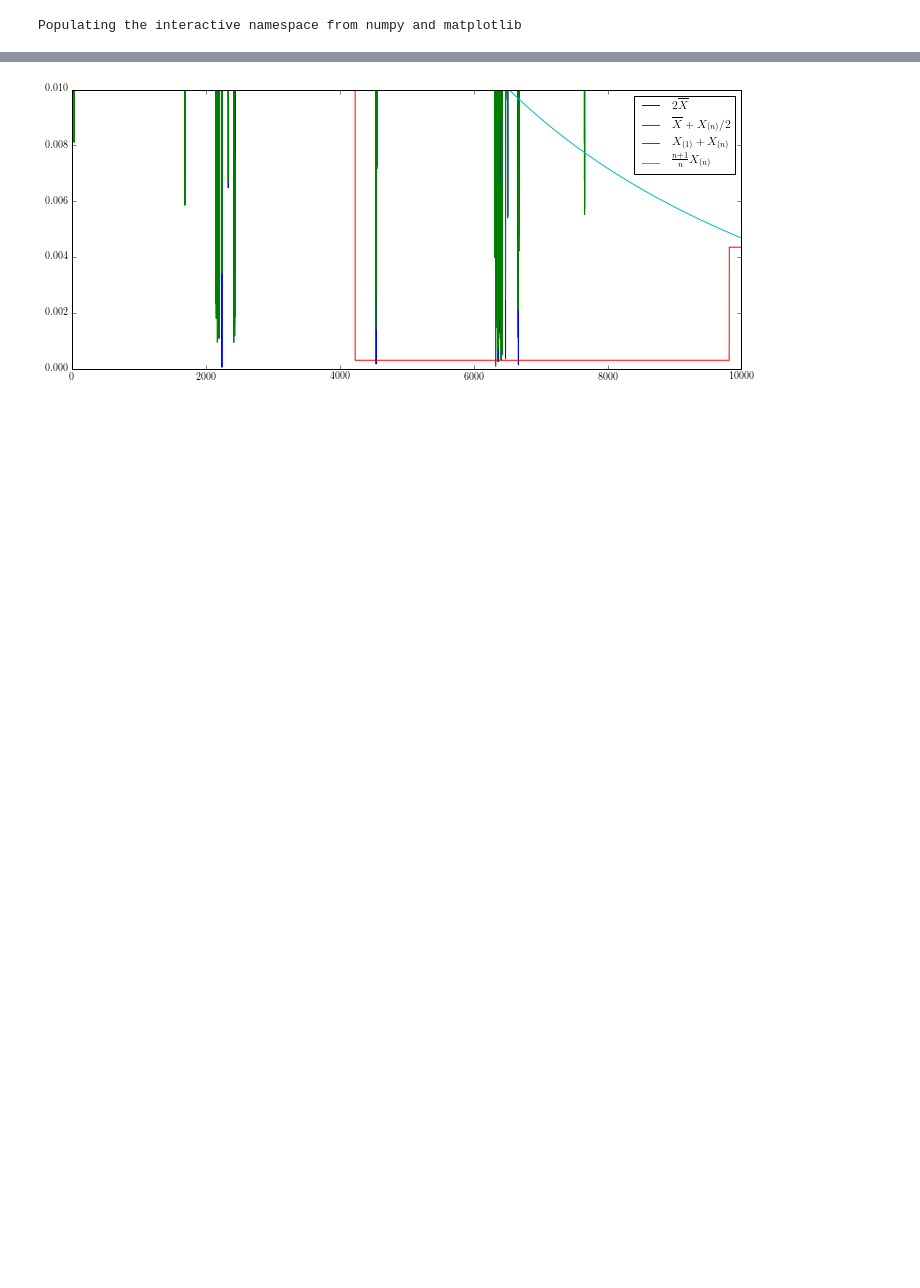
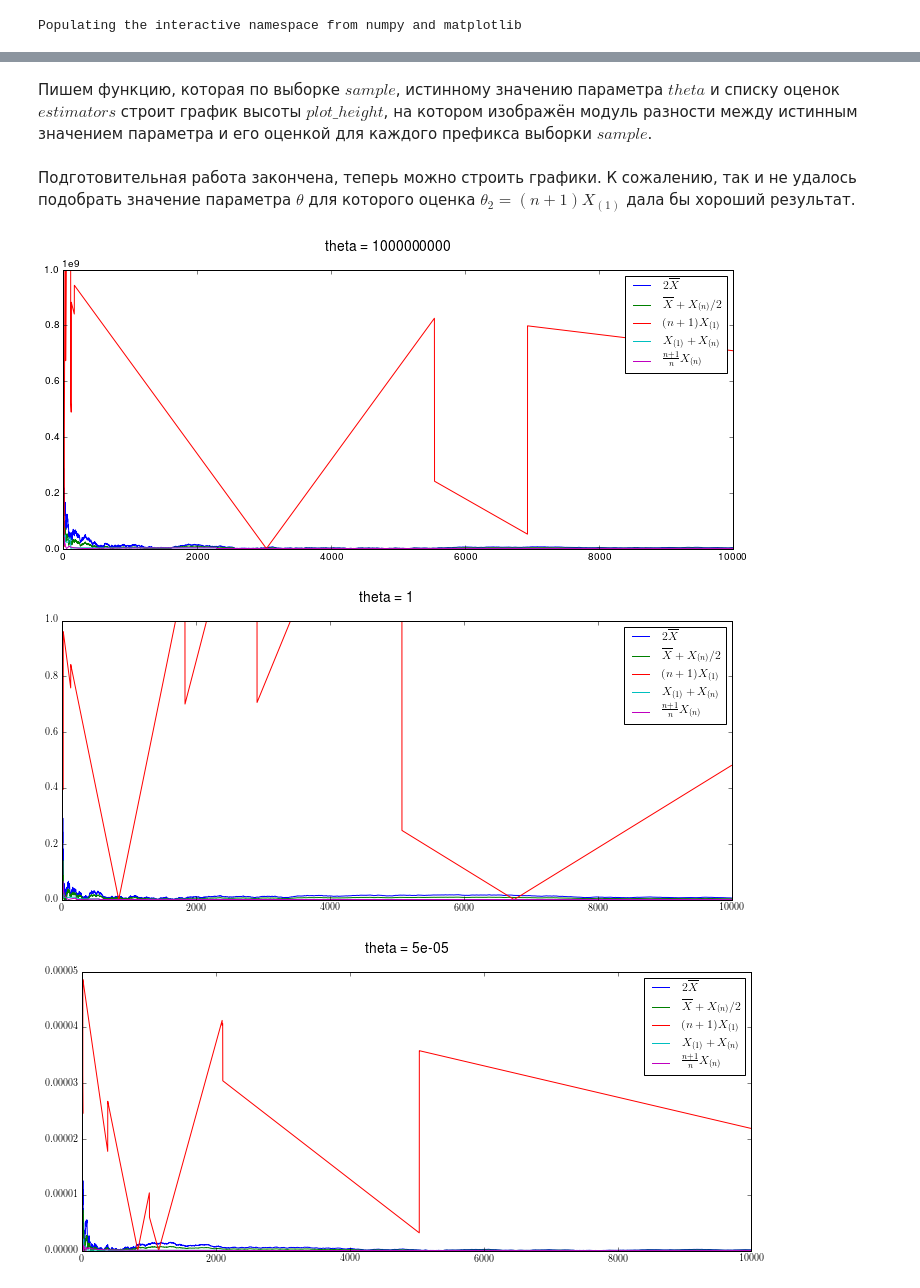
Before and after one commit to Oktosha/stats-2016, a Jupyter notebook: 2_behavioural-properties/1/2.1.ipynb, the cells around one changed output, grey strips where cells are left out. Cells and saved outputs as stored; diff of their text form; code cells hidden in the pictures; blank space fills up the shorter version.

```diff
--- a/2_behavioural-properties/1/2.1.ipynb
+++ b/2_behavioural-properties/1/2.1.ipynb
@@ -52,6 +12,0 @@ teta_cup.append(
-# %%
-def gen_prefixes(some_list):
-    prefixes = []
-    for i in range(1, N + 1):
-        prefixes.append(sample[0:i])
-    return prefixes
@@ -61,18 +37,44 @@ def normalize(values, teta):
+# %% [markdown]
+Пишем функцию, которая по выборке $sample$, истинному значению параметра $theta$ и списку оценок $estimators$ строит график высоты $plot\_height$, на котором изображён модуль разности между истинным значением параметра и его оценкой для каждого префикса выборки $sample$.
 # %%
-def draw_plot(sample, teta, estimators, plot_height):
+def gen_prefixes(some_list):
+    prefixes = []
+    for i in range(1, len(some_list) + 1):
+        prefixes.append(some_list[0:i])
+    return prefixes
+
+def normalize(values, teta):
+    return list(map(lambda x: abs(x - teta), values))
+
+def draw_plot(sample, theta, estimators, plot_height):
     sample_prefixes = gen_prefixes(sample)
-    plt.figure(figsize=(12, 5))
+    plt.figure(figsize=(12, 5)).suptitle("theta = " + str(theta), fontsize=14)
     plt.axis([0, len(sample), 0, plot_height])
     plt.rc('text', usetex=True)
+
     for estimator in estimators:
-        plt.plot(normalize(map(estimator.function, sample_prefixes), teta),
+        #считаем оценку параметра на каждом префиксе выборки
+        #затем «нормализуем»: находим модуль разности
+        #между истинным значением и оценкой
+        plt.plot(normalize(map(estimator.function, sample_prefixes), theta),
                  label=estimator.tex_description)
+
     plt.legend()
     plt.show()
-# %%
-teta = 100
-N = 10000
-sample = sps.uniform.rvs(0, teta, N)
-draw_plot(sample, teta, [teta_cup[0], teta_cup[1], teta_cup[3], teta_cup[4]], teta / N)
-# %% [output]
-[figure, removed]
+# %% [markdown]
+Подготовительная работа закончена, теперь можно строить графики. К сожалению, так и не удалось подобрать значение параметра $\theta$ для которого оценка $\theta_2 = (n + 1) X_{(1)}$ дала бы хороший результат.
+# %%
+N = 10000
+
+theta = 1000000000
+draw_plot(sps.uniform.rvs(0, theta, N), theta, theta_hat, theta)
+theta = 1
+draw_plot(sps.uniform.rvs(0, theta, N), theta, theta_hat, theta)
+theta = 0.00005
+draw_plot(sps.uniform.rvs(0, theta, N), theta, theta_hat, theta)
+theta = 42
+draw_plot(sps.uniform.rvs(0, theta, N), theta, theta_hat, theta)
+# %% [output]
+[figure, added]
+[figure, added]
+[figure, added]
```
Also changed, not shown: parts of 24 cells of this notebook.
